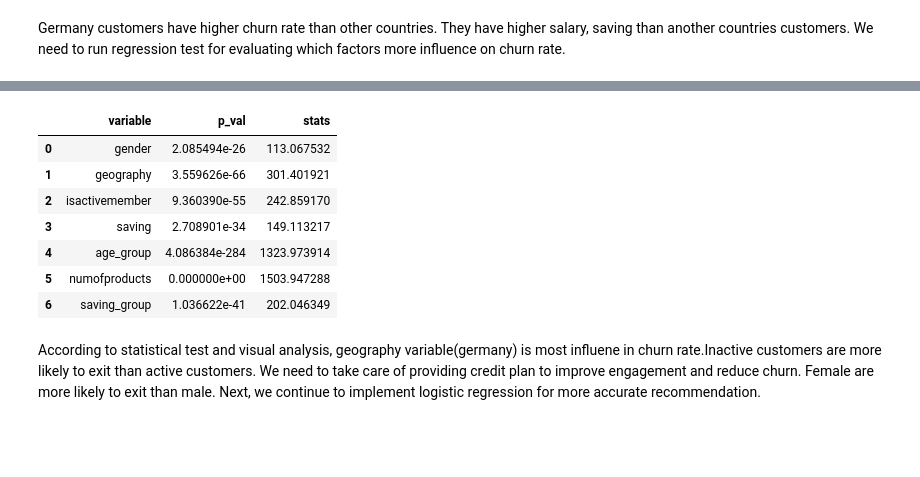
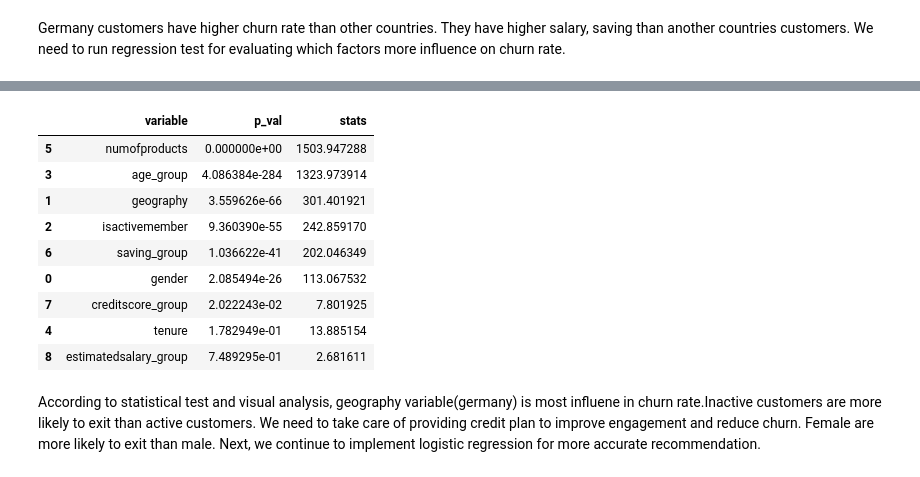
Before and after one commit to shwezin-coder/Bank-Churn-Customer, a Jupyter notebook: bank_churn_analysis.ipynb, the cells around one changed output, grey strips where cells are left out. Saved outputs shown, nothing was run; the diff lists cells and outputs as text; code cells hidden in the pictures; blank space fills up the shorter version.

```diff
--- a/bank_churn_analysis.ipynb
+++ b/bank_churn_analysis.ipynb
@@ -275,7 +276,7 @@ age                         int64
 estimatedsalary           float64
 dtype: object
 # %%
-bank_account_df = bank_account_df.drop(columns=['customerid','surname'])
+# bank_account_df = bank_account_df.drop(columns=['customerid','surname'])
 # %%
 bank_account_df.map(type).nunique()
 # %% [output]
@@ -355,7 +358,7 @@ bank_account_df[bank_account_df['estimatedsalary']<=20000].describe()
 | 75% | 126206.862500 | 2.000000 | 1.000000 | 7.000000 | 1.000000 | 0.000000 | 716.000000 | 43.000000 | ... |
 | max | 206663.750000 | 4.000000 | 1.000000 | 10.000000 | 1.000000 | 1.000000 | 850.000000 | 77.000000 | ... |
 # %%
-bank_account_df['estimatedsalary_group'] = pd.cut(bank_account_df['estimatedsalary'],bins=[0,1000,20000,50000,100000,150000,200000,400000],labels=['below 1k','1k-20k','20k-50k','50k - 1 lakh','1 lakh - 1.5 lakhs','1.5 lakhs - 2 lakhs','above 2 lakhs'])
+bank_account_df['estimatedsalary_group'] = pd.cut(bank_account_df['estimatedsalary'],bins=[0,1000,20000,50000,100000,150000,200000,400000],labels=['below 1k','1k-20k','20k-50k','50k - 100k','100k - 150k','150k - 200k','above 200k'])
 bank_account_df['estimatedsalary_group'].value_counts(normalize=True)
 # %% [output]
 estimatedsalary_group
@@ -775,7 +869,7 @@ sns.histplot(bank_account_df['balance'],bins=30,kde=True)
 <Axes: xlabel='balance', ylabel='Count'>
 [figure]
 # %%
-bank_account_df['saving_group'] = pd.cut(bank_account_df['balance'],bins=[-1,0,50000,100000,150000,200000,300000],labels=['no saving','below 50k','50k-1 lakhs','1 lakhs - 1.5 lakhs','1.5 lakhs - 2 lakhs','above 2 lakhs'])
+bank_account_df['saving_group'] = pd.cut(bank_account_df['balance'],bins=[-1,0,50000,100000,150000,200000,300000],labels=['no saving','below 50k','50k-100k','100k - 150k','150k - 200k','above 200k'])
 bank_account_df['saving_group'].value_counts()
 # %% [output]
 saving_group
@@ -860,7 +954,7 @@ saving_customer_df.groupby('geography').describe().T.style.set_sticky()
 # %% [markdown]
 Germany customers have higher churn rate than other countries. They have higher salary, saving than another countries customers. We need to run regression test for evaluating which factors more influence on churn rate.
 # %%
-churn_categorical_columns = ['gender','geography','isactivemember','saving','age_group','numofproducts','saving_group','creditscore_group']
+churn_categorical_columns = ['gender','geography','isactivemember','age_group','tenure','numofproducts','saving_group','creditscore_group','estimatedsalary_group']
 
 for col in churn_categorical_columns:
     ct = pd.crosstab(bank_account_df[col],bank_account_df['exited'],normalize='index') *100
@@ -925,21 +1042,23 @@ for col in churn_categorical_columns:
 # %%
 from scipy.stats import chi2_contingency
 
 chi2_results = []
 for col in churn_categorical_columns:
     chi2_stats,chi2_p_val,dof,expected = chi2_contingency(contingency_table[col])
     chi2_results.append({'variable':col,'p_val':chi2_p_val,'stats':chi2_stats})
-chi2_results = pd.DataFrame(chi2_results)
+chi2_results = pd.DataFrame(chi2_results).sort_values(by='p_val')
 chi2_results
 # %% [output]
 |  | variable | p_val | stats |
-| 0 | gender | 2.085494e-26 | 113.067532 |
+| 5 | numofproducts | 0.000000e+00 | 1503.947288 |
+| 3 | age_group | 4.086384e-284 | 1323.973914 |
 | 1 | geography | 3.559626e-66 | 301.401921 |
 | 2 | isactivemember | 9.360390e-55 | 242.859170 |
-| 3 | saving | 2.708901e-34 | 149.113217 |
-| 4 | age_group | 4.086384e-284 | 1323.973914 |
-| 5 | numofproducts | 0.000000e+00 | 1503.947288 |
 | 6 | saving_group | 1.036622e-41 | 202.046349 |
+| 0 | gender | 2.085494e-26 | 113.067532 |
+| 7 | creditscore_group | 2.022243e-02 | 7.801925 |
+| 4 | tenure | 1.782949e-01 | 13.885154 |
+| 8 | estimatedsalary_group | 7.489295e-01 | 2.681611 |
 # %% [markdown]
 According to statistical test and visual analysis, geography variable(germany) is most influene in churn rate.Inactive customers are more likely to exit than active customers. We need to take care of providing credit plan to improve engagement and reduce churn. Female are more likely to exit than male. Next, we continue to implement logistic regression for more accurate recommendation.
 # %%
```
Also changed, not shown: parts of 35 cells of this notebook, 7 other files.
